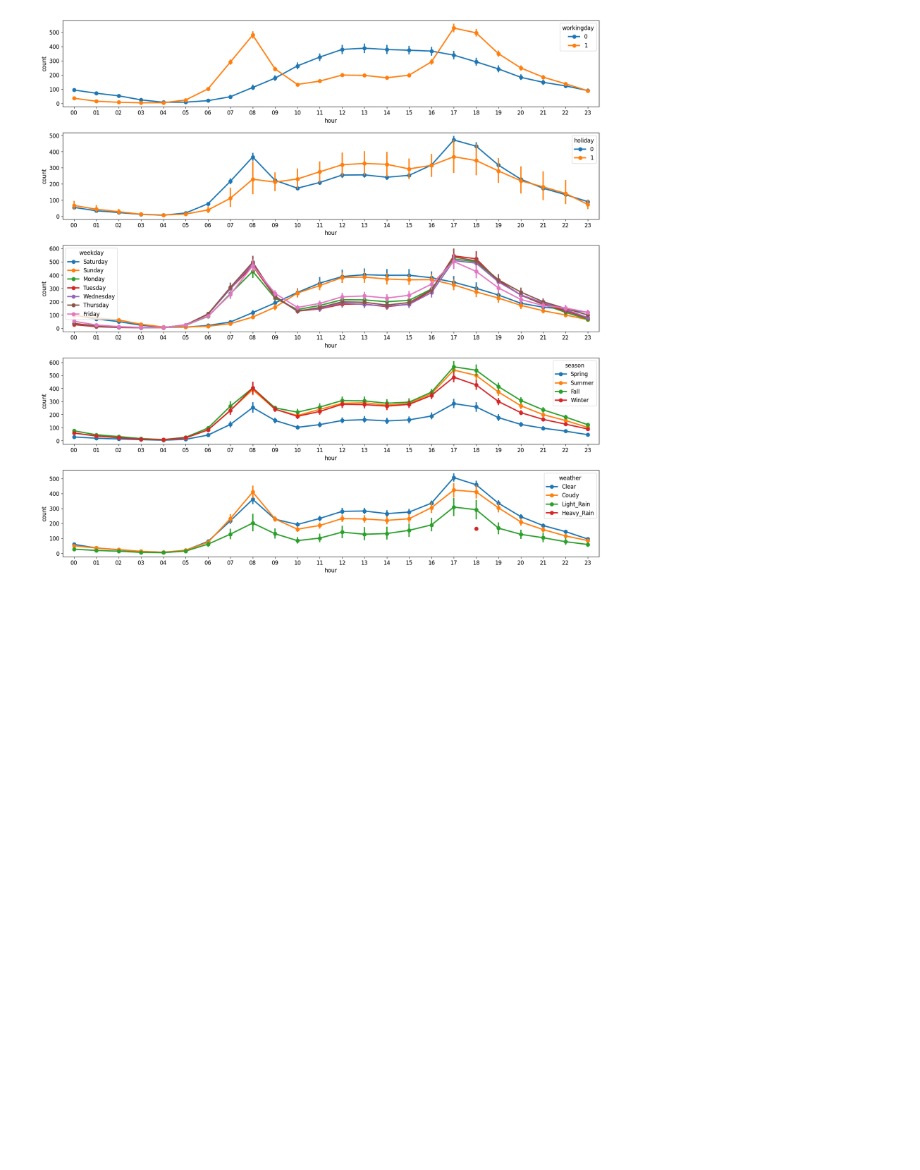
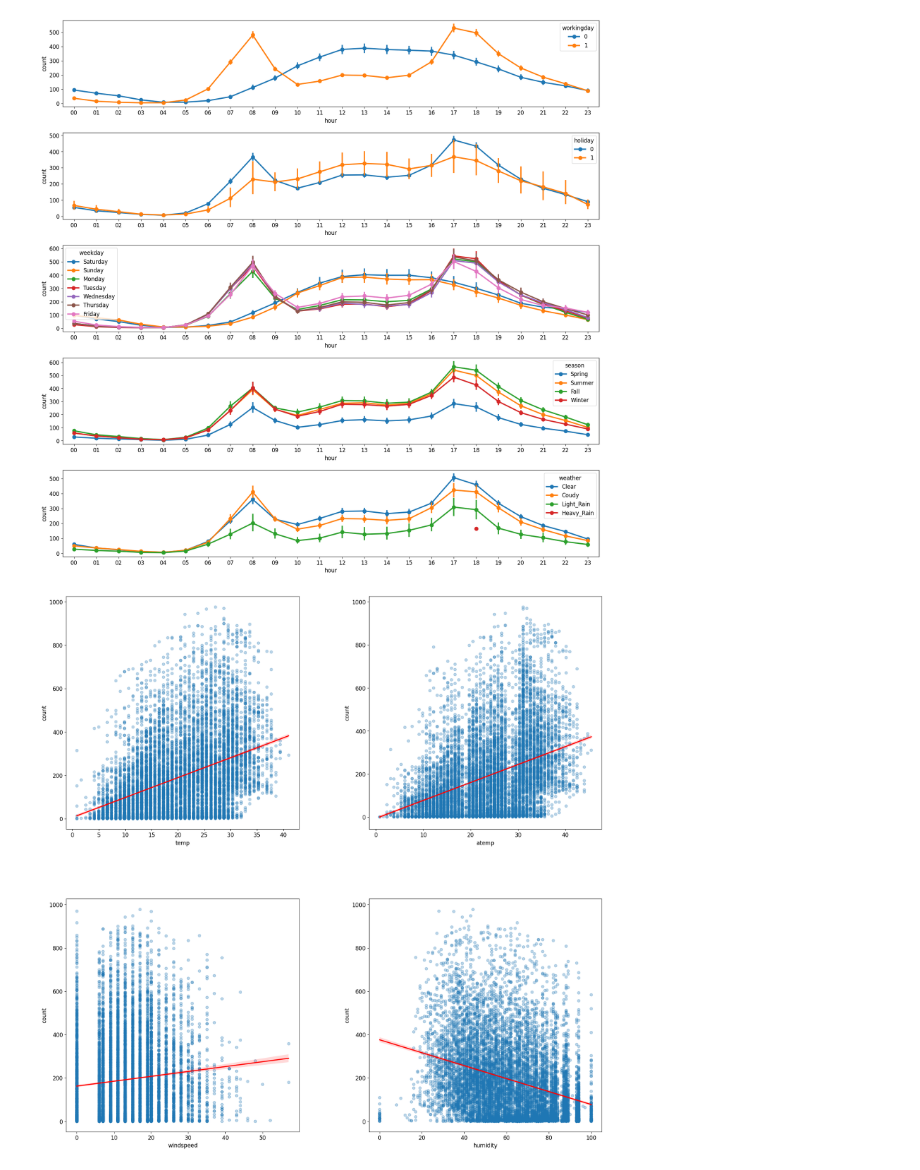
Before and after one commit to wjseoduq3/orange240704, a Jupyter notebook: eda.ipynb, the cells around one changed output. Cells and saved outputs as stored; diff of their text form; code cells hidden in the pictures; blank space fills up the shorter version.

```diff
--- a/eda.ipynb
+++ b/eda.ipynb
@@ -234,3 +234,23 @@ figure.subplots_adjust(left=0.05, right=0.95, top=0.95, bottom=0.05, wspace=0.3,
 plt.show()
 # %% [output]
 [figure]
+# %%
+figure, axes = plt.subplots(nrows=2, ncols=2)
+
+figure.set_size_inches(18,18)
+mpl.rc('font',size=12)
+
+sns.regplot(x='temp',y='count',data=train, ax=axes[0,0],
+            scatter_kws={'alpha':0.3}, line_kws={'color':'red'})
+sns.regplot(x='atemp',y='count',data=train, ax=axes[0,1],
+            scatter_kws={'alpha':0.3}, line_kws={'color':'red'})
+sns.regplot(x='windspeed',y='count',data=train, ax=axes[1,0],
+            scatter_kws={'alpha':0.3}, line_kws={'color':'red'})
+sns.regplot(x='humidity',y='count',data=train, ax=axes[1,1],
+            scatter_kws={'alpha':0.3}, line_kws={'color':'red'})
+
+figure.subplots_adjust(left=0.05, right=0.95, top=0.95, bottom=0.05, wspace=0.3, hspace=0.3)
+
+plt.show()
+# %% [output]
+[figure, added]
```
Also changed, not shown: parts of 1 cell of this notebook.
